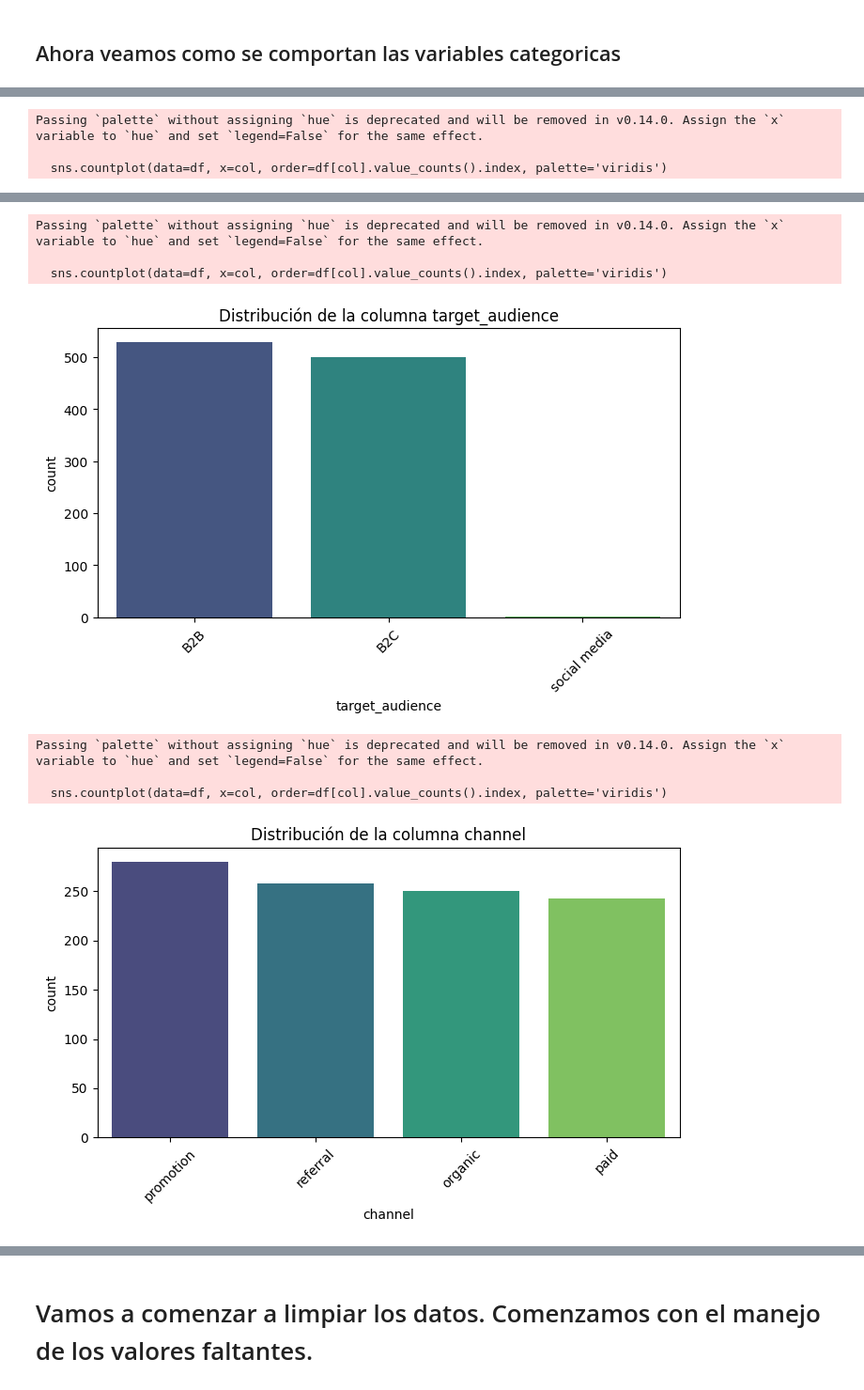
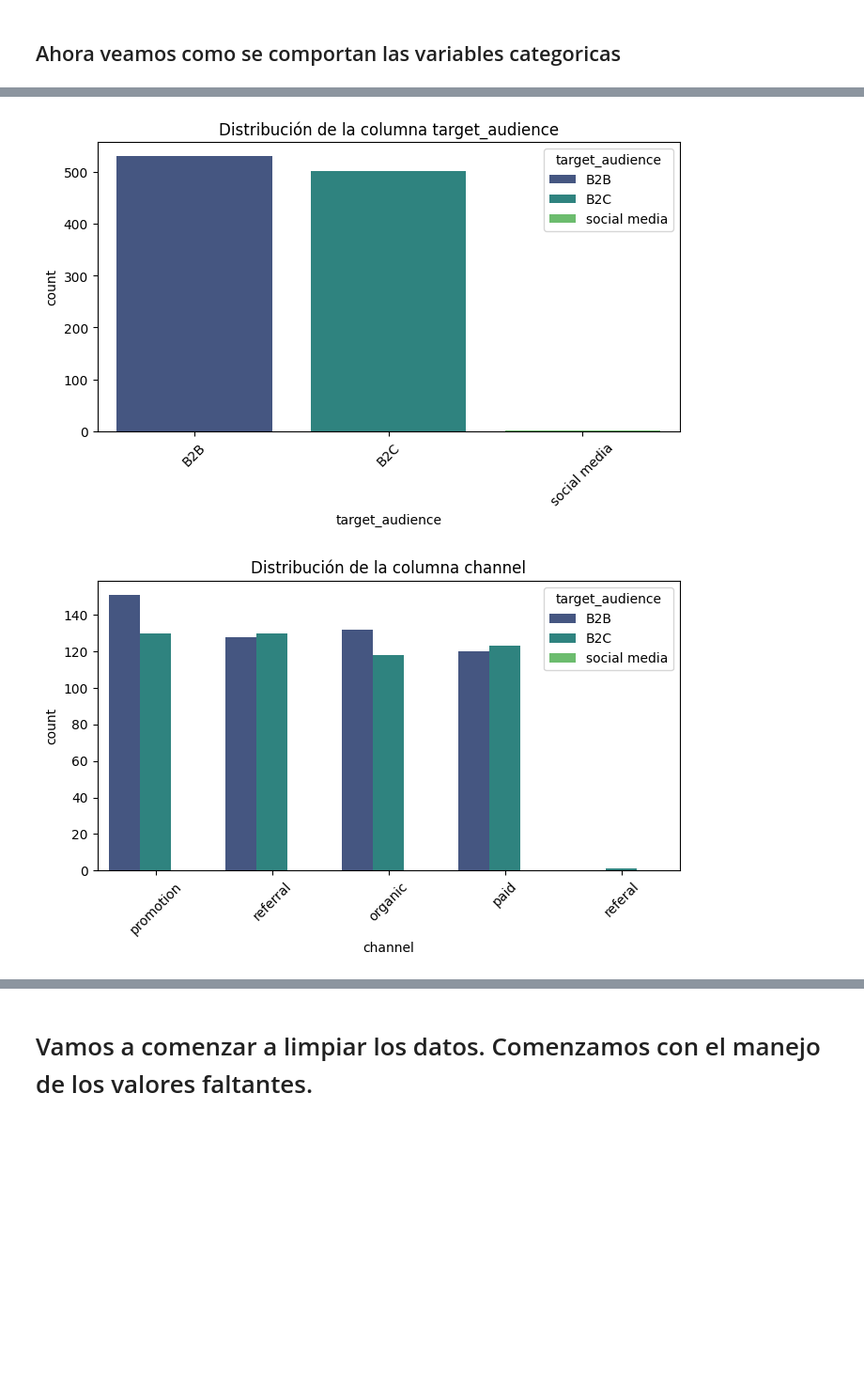
Before and after one commit to David-Gabriel07/Desafio-de-Marketing, a Jupyter notebook: notebooks/Preprocesamiento-de-datos.ipynb, the cells around one changed output, grey strips where cells are left out. Shown: that part at 94% size. Saved outputs shown, nothing was run; the diff lists cells and outputs as text; code cells hidden in the pictures; blank space fills up the shorter version.

Commit message:
finalize data cleaning before analisis

```diff
--- a/notebooks/Preprocesamiento-de-datos.ipynb
+++ b/notebooks/Preprocesamiento-de-datos.ipynb
@@ -262,7 +276,7 @@ for col in categorical_columns:
 # Visualización de la distribución de las variables categóricas
 for col in categorical_columns:
     plt.figure(figsize=(8, 4))
-    sns.countplot(data=df, x=col, order=df[col].value_counts().index, palette='viridis')
+    sns.countplot(data=df, x=col, order=df[col].value_counts().index, palette='viridis', hue='target_audience')
     plt.title(f"Distribución de la columna {col}")
     plt.xticks(rotation=45)
     plt.show()
@@ -286,4 +300 @@ paid         243
 Name: count, dtype: int64
-Passing `palette` without assigning `hue` is deprecated and will be removed in v0.14.0. Assign the `x` variable to `hue` and set `legend=False` for the same effect.
-
-  sns.countplot(data=df, x=col, order=df[col].value_counts().index, palette='viridis')
@@ -291,9 +302,3 @@ Passing `palette` without assigning `hue` is deprecated and will be removed in v
-Passing `palette` without assigning `hue` is deprecated and will be removed in v0.14.0. Assign the `x` variable to `hue` and set `legend=False` for the same effect.
-
-  sns.countplot(data=df, x=col, order=df[col].value_counts().index, palette='viridis')
-[figure, old version]
+[figure, new version]
-Passing `palette` without assigning `hue` is deprecated and will be removed in v0.14.0. Assign the `x` variable to `hue` and set `legend=False` for the same effect.
-
-  sns.countplot(data=df, x=col, order=df[col].value_counts().index, palette='viridis')
-[figure, old version]
+[figure, new version]
 # %% [markdown]
```
Also changed, not shown: parts of 96 cells of this notebook, 1 other file.
